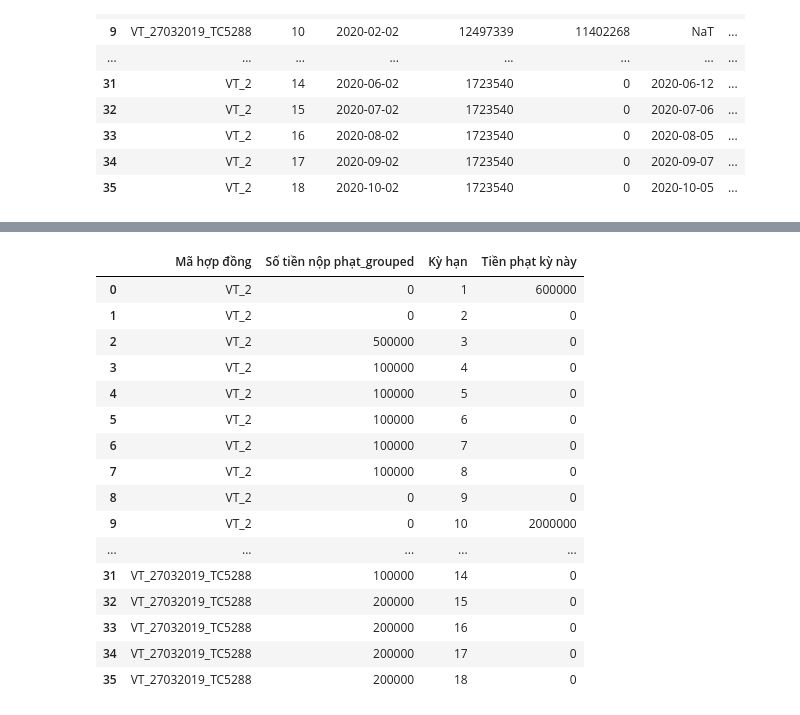
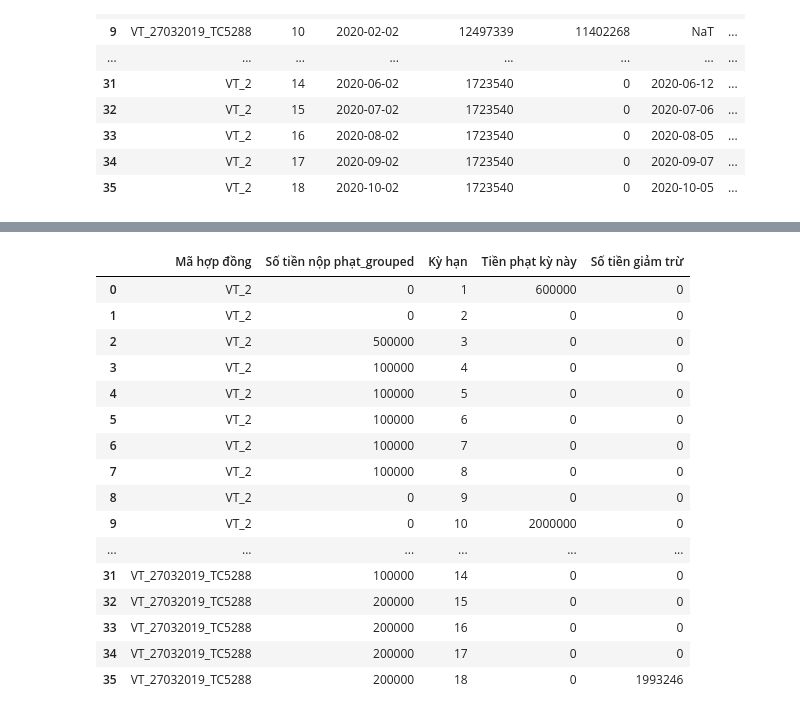
Before and after one commit to nguyenmanhcuong1291/python-outsource-brudertek-, a Jupyter notebook: Tính_tiền_phạt_lũy_kế.ipynb, the cells around one changed output, grey strips where cells are left out. Cells and saved outputs as stored; diff of their text form; code cells hidden in the pictures.

```diff
--- a/Tính_tiền_phạt_lũy_kế.ipynb
+++ b/Tính_tiền_phạt_lũy_kế.ipynb
@@ -209,3 +209,9 @@ final_df
 | 33 | VT_2 | 16 | 2020-08-02 | 1723540 | 0 | 2020-08-05 | ... |
 | 34 | VT_2 | 17 | 2020-09-02 | 1723540 | 0 | 2020-09-07 | ... |
 | 35 | VT_2 | 18 | 2020-10-02 | 1723540 | 0 | 2020-10-05 | ... |
+# %%
+giam_tru_sheet = spreadsheets.get_worksheet_by_id('1700047741').get_all_records()
+# %%
+# lấy bảng kì hạn dự kiến
+giam_tru_df = pd.DataFrame(giam_tru_sheet)
+giam_tru_df
@@ -212,25 +236,29 @@ final_df
+# %%
+final_df = pd.merge(final_df,giam_tru_df, how='left',left_on=['Mã hợp đồng', 'Kỳ hạn'],right_on=['Mã hợp đồng','Kỳ hạn'])
 # %%
 final_df=final_df.sort_values(by=["Mã hợp đồng","Kỳ hạn"]).reset_index()
+# %%
+final_df['Số tiền giảm trừ'] = final_df['Số tiền giảm trừ'].fillna(0).astype(int)
 # %%
-final_df.loc[:,["Mã hợp đồng","Số tiền nộp phạt_grouped","Kỳ hạn","Tiền phạt kỳ này"]]
+final_df.loc[:,["Mã hợp đồng","Số tiền nộp phạt_grouped","Kỳ hạn","Tiền phạt kỳ này",'Số tiền giảm trừ']]
 # %% [output]
-|  | Mã hợp đồng | Số tiền nộp phạt_grouped | Kỳ hạn | Tiền phạt kỳ này |
-| 0 | VT_2 | 0 | 1 | 600000 |
-| 1 | VT_2 | 0 | 2 | 0 |
-| 2 | VT_2 | 500000 | 3 | 0 |
-| 3 | VT_2 | 100000 | 4 | 0 |
-| 4 | VT_2 | 100000 | 5 | 0 |
-| 5 | VT_2 | 100000 | 6 | 0 |
-| 6 | VT_2 | 100000 | 7 | 0 |
-| 7 | VT_2 | 100000 | 8 | 0 |
-| 8 | VT_2 | 0 | 9 | 0 |
-| 9 | VT_2 | 0 | 10 | 2000000 |
-| ... | ... | ... | ... | ... |
-| 31 | VT_27032019_TC5288 | 100000 | 14 | 0 |
-| 32 | VT_27032019_TC5288 | 200000 | 15 | 0 |
-| 33 | VT_27032019_TC5288 | 200000 | 16 | 0 |
-| 34 | VT_27032019_TC5288 | 200000 | 17 | 0 |
-| 35 | VT_27032019_TC5288 | 200000 | 18 | 0 |
+|  | Mã hợp đồng | Số tiền nộp phạt_grouped | Kỳ hạn | Tiền phạt kỳ này | Số tiền giảm trừ |
+| 0 | VT_2 | 0 | 1 | 600000 | 0 |
+| 1 | VT_2 | 0 | 2 | 0 | 0 |
+| 2 | VT_2 | 500000 | 3 | 0 | 0 |
+| 3 | VT_2 | 100000 | 4 | 0 | 0 |
+| 4 | VT_2 | 100000 | 5 | 0 | 0 |
+| 5 | VT_2 | 100000 | 6 | 0 | 0 |
+| 6 | VT_2 | 100000 | 7 | 0 | 0 |
+| 7 | VT_2 | 100000 | 8 | 0 | 0 |
+| 8 | VT_2 | 0 | 9 | 0 | 0 |
+| 9 | VT_2 | 0 | 10 | 2000000 | 0 |
+| ... | ... | ... | ... | ... | ... |
+| 31 | VT_27032019_TC5288 | 100000 | 14 | 0 | 0 |
+| 32 | VT_27032019_TC5288 | 200000 | 15 | 0 | 0 |
+| 33 | VT_27032019_TC5288 | 200000 | 16 | 0 | 0 |
+| 34 | VT_27032019_TC5288 | 200000 | 17 | 0 | 0 |
+| 35 | VT_27032019_TC5288 | 200000 | 18 | 0 | 1993246 |
 # %%
 # tiền phạt lũy kế cuối kỳ >= 0 và <= 2000000
 def checkdieukiensotienphat(a):
```
Also changed, not shown: parts of 3 cells of this notebook.
